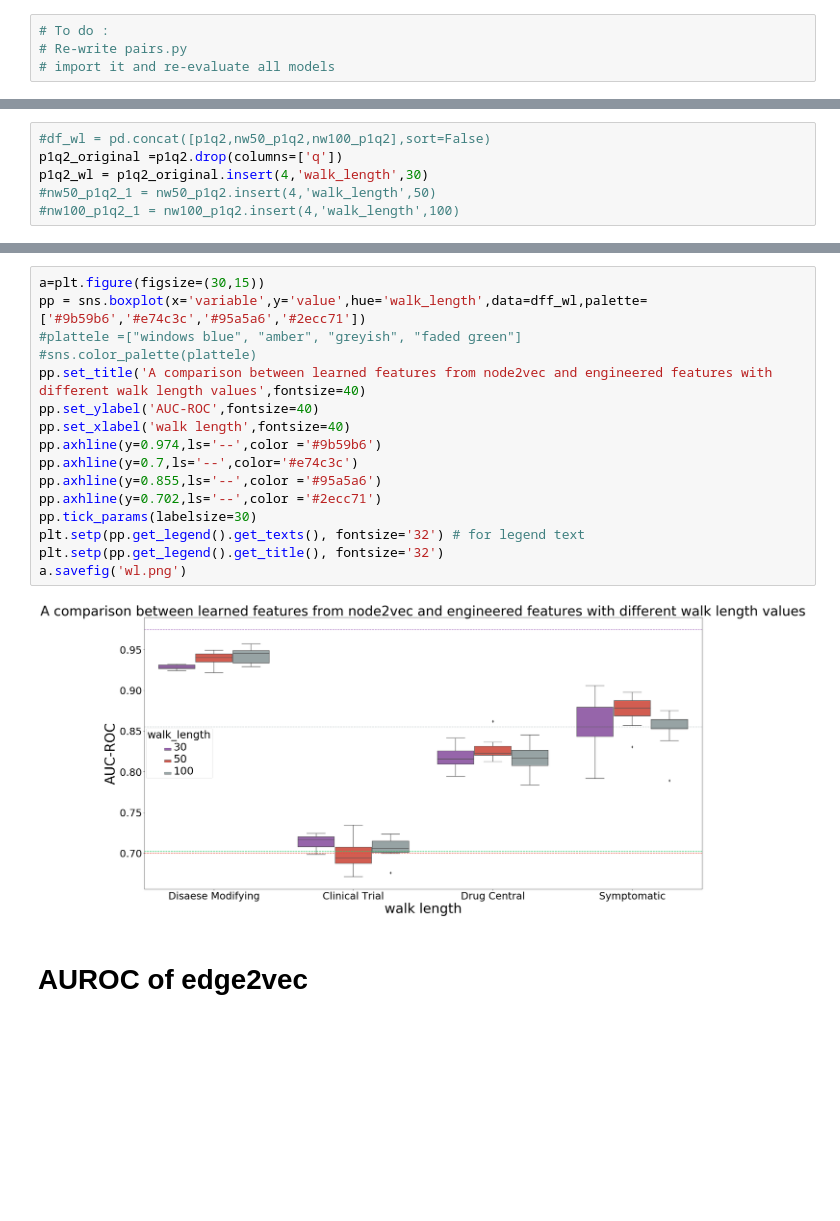
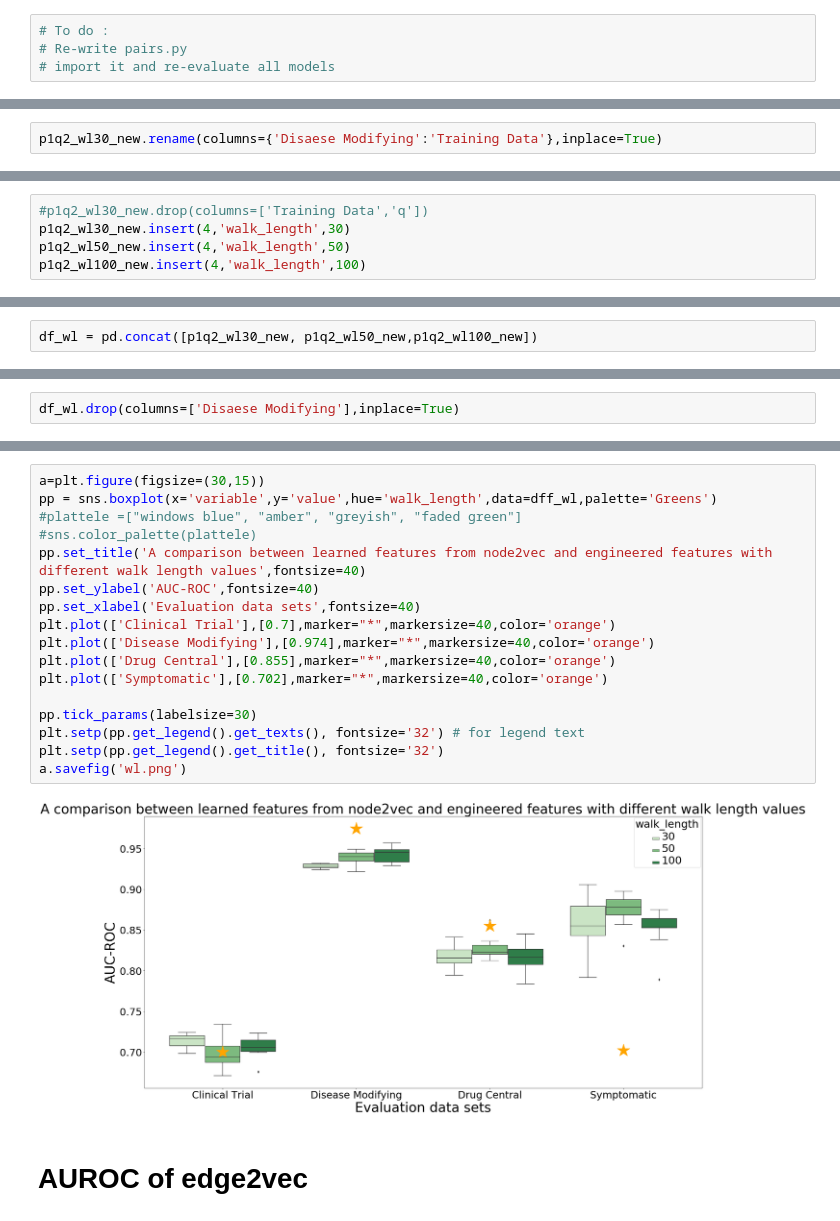
Before and after one commit to drugrelink/drugrelink, a Jupyter notebook: notebooks/plot_optimization.ipynb, the cells around one changed output, grey strips where cells are left out. Cells and saved outputs as stored; diff of their text form; blank space fills up the shorter version.

```diff
--- a/notebooks/plot_optimization.ipynb
+++ b/notebooks/plot_optimization.ipynb
@@ -483,0 +446,2 @@ df_pq
+# %%
+p1q2_wl30_new.rename(columns={'Disaese Modifying':'Training Data'},inplace=True)
@@ -524,6 +491,5 @@ a.savefig('pq.png')
 # %%
-#df_wl = pd.concat([p1q2,nw50_p1q2,nw100_p1q2],sort=False)
-p1q2_original =p1q2.drop(columns=['q'])
-p1q2_wl = p1q2_original.insert(4,'walk_length',30)
-#nw50_p1q2_1 = nw50_p1q2.insert(4,'walk_length',50)
-#nw100_p1q2_1 = nw100_p1q2.insert(4,'walk_length',100)
+#p1q2_wl30_new.drop(columns=['Training Data','q'])
+p1q2_wl30_new.insert(4,'walk_length',30)
+p1q2_wl50_new.insert(4,'walk_length',50)
+p1q2_wl100_new.insert(4,'walk_length',100)
@@ -550,0 +496,2 @@ df_wl
+# %%
+df_wl = pd.concat([p1q2_wl30_new, p1q2_wl50_new,p1q2_wl100_new])
@@ -551,2 +506,4 @@ df_wl
+# %%
+df_wl.drop(columns=['Disaese Modifying'],inplace=True)
 # %%
 dff_wl=df_wl.melt(id_vars='walk_length')
@@ -573,21 +510,22 @@ dff_wl
 # %%
 a=plt.figure(figsize=(30,15))
-pp = sns.boxplot(x='variable',y='value',hue='walk_length',data=dff_wl,palette=['#9b59b6','#e74c3c','#95a5a6','#2ecc71'])
+pp = sns.boxplot(x='variable',y='value',hue='walk_length',data=dff_wl,palette='Greens')
 #plattele =["windows blue", "amber", "greyish", "faded green"]
 #sns.color_palette(plattele)
 pp.set_title('A comparison between learned features from node2vec and engineered features with different walk length values',fontsize=40)
 pp.set_ylabel('AUC-ROC',fontsize=40)
-pp.set_xlabel('walk length',fontsize=40)
-pp.axhline(y=0.974,ls='--',color ='#9b59b6')
-pp.axhline(y=0.7,ls='--',color='#e74c3c')
-pp.axhline(y=0.855,ls='--',color ='#95a5a6')
-pp.axhline(y=0.702,ls='--',color ='#2ecc71')
+pp.set_xlabel('Evaluation data sets',fontsize=40)
+plt.plot(['Clinical Trial'],[0.7],marker="*",markersize=40,color='orange')
+plt.plot(['Disease Modifying'],[0.974],marker="*",markersize=40,color='orange')
+plt.plot(['Drug Central'],[0.855],marker="*",markersize=40,color='orange')
+plt.plot(['Symptomatic'],[0.702],marker="*",markersize=40,color='orange')
+
 pp.tick_params(labelsize=30)
 plt.setp(pp.get_legend().get_texts(), fontsize='32') # for legend text
 plt.setp(pp.get_legend().get_title(), fontsize='32')
 a.savefig('wl.png')
 # %% [output]
-[figure, old version]
+[figure, new version]
 # %% [markdown]
 # AUROC of edge2vec
 # %%
```
Also changed, not shown: parts of 39 cells of this notebook, 10 other files.
